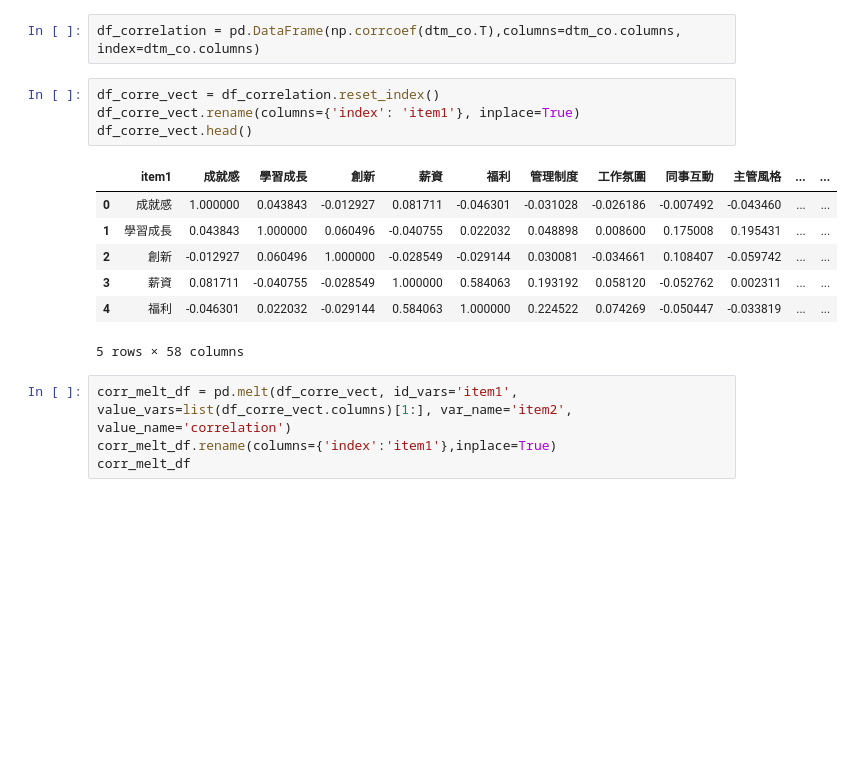
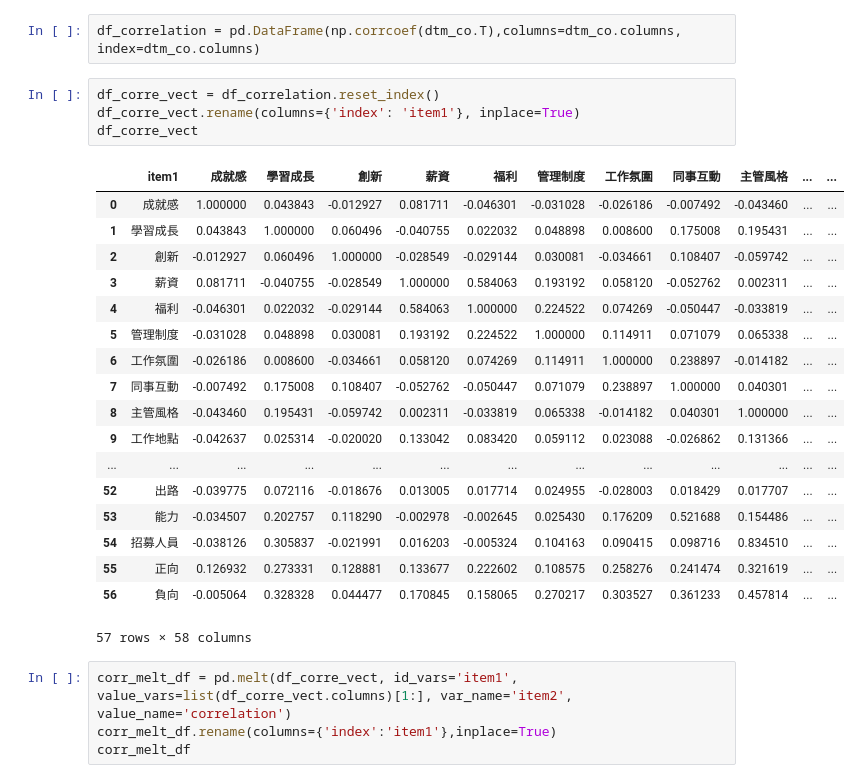
Before and after one commit to zchenchen1999/streamlit_nissan, a Jupyter notebook: data/dtm_interview.ipynb, the cells around one changed output. Saved outputs shown, nothing was run; the diff lists cells and outputs as text; blank space fills up the shorter version.

```diff
--- a/data/dtm_interview.ipynb
+++ b/data/dtm_interview.ipynb
@@ -138,15 +143,26 @@ df_correlation = pd.DataFrame(np.corrcoef(dtm_co.T),columns=dtm_co.columns, inde
 # %%
 df_corre_vect = df_correlation.reset_index()
 df_corre_vect.rename(columns={'index': 'item1'}, inplace=True)
-df_corre_vect.head()
+df_corre_vect
 # %% [output]
 |  | item1 | 成就感 | 學習成長 | 創新 | 薪資 | 福利 | 管理制度 | 工作氛圍 | 同事互動 | 主管風格 | ... | ... |
 | 0 | 成就感 | 1.000000 | 0.043843 | -0.012927 | 0.081711 | -0.046301 | -0.031028 | -0.026186 | -0.007492 | -0.043460 | ... | ... |
 | 1 | 學習成長 | 0.043843 | 1.000000 | 0.060496 | -0.040755 | 0.022032 | 0.048898 | 0.008600 | 0.175008 | 0.195431 | ... | ... |
 | 2 | 創新 | -0.012927 | 0.060496 | 1.000000 | -0.028549 | -0.029144 | 0.030081 | -0.034661 | 0.108407 | -0.059742 | ... | ... |
 | 3 | 薪資 | 0.081711 | -0.040755 | -0.028549 | 1.000000 | 0.584063 | 0.193192 | 0.058120 | -0.052762 | 0.002311 | ... | ... |
 | 4 | 福利 | -0.046301 | 0.022032 | -0.029144 | 0.584063 | 1.000000 | 0.224522 | 0.074269 | -0.050447 | -0.033819 | ... | ... |
+| 5 | 管理制度 | -0.031028 | 0.048898 | 0.030081 | 0.193192 | 0.224522 | 1.000000 | 0.114911 | 0.071079 | 0.065338 | ... | ... |
+| 6 | 工作氛圍 | -0.026186 | 0.008600 | -0.034661 | 0.058120 | 0.074269 | 0.114911 | 1.000000 | 0.238897 | -0.014182 | ... | ... |
+| 7 | 同事互動 | -0.007492 | 0.175008 | 0.108407 | -0.052762 | -0.050447 | 0.071079 | 0.238897 | 1.000000 | 0.040301 | ... | ... |
+| 8 | 主管風格 | -0.043460 | 0.195431 | -0.059742 | 0.002311 | -0.033819 | 0.065338 | -0.014182 | 0.040301 | 1.000000 | ... | ... |
+| 9 | 工作地點 | -0.042637 | 0.025314 | -0.020020 | 0.133042 | 0.083420 | 0.059112 | 0.023088 | -0.026862 | 0.131366 | ... | ... |
+| ... | ... | ... | ... | ... | ... | ... | ... | ... | ... | ... | ... | ... |
+| 52 | 出路 | -0.039775 | 0.072116 | -0.018676 | 0.013005 | 0.017714 | 0.024955 | -0.028003 | 0.018429 | 0.017707 | ... | ... |
+| 53 | 能力 | -0.034507 | 0.202757 | 0.118290 | -0.002978 | -0.002645 | 0.025430 | 0.176209 | 0.521688 | 0.154486 | ... | ... |
+| 54 | 招募人員 | -0.038126 | 0.305837 | -0.021991 | 0.016203 | -0.005324 | 0.104163 | 0.090415 | 0.098716 | 0.834510 | ... | ... |
+| 55 | 正向 | 0.126932 | 0.273331 | 0.128881 | 0.133677 | 0.222602 | 0.108575 | 0.258276 | 0.241474 | 0.321619 | ... | ... |
+| 56 | 負向 | -0.005064 | 0.328328 | 0.044477 | 0.170845 | 0.158065 | 0.270217 | 0.303527 | 0.361233 | 0.457814 | ... | ... |
-5 rows × 58 columns
+57 rows × 58 columns
 # %%
 corr_melt_df = pd.melt(df_corre_vect, id_vars='item1', value_vars=list(df_corre_vect.columns)[1:], var_name='item2', value_name='correlation')
 corr_melt_df.rename(columns={'index':'item1'},inplace=True)
```
Also changed, not shown: parts of 6 cells of this notebook, 2 other files.
